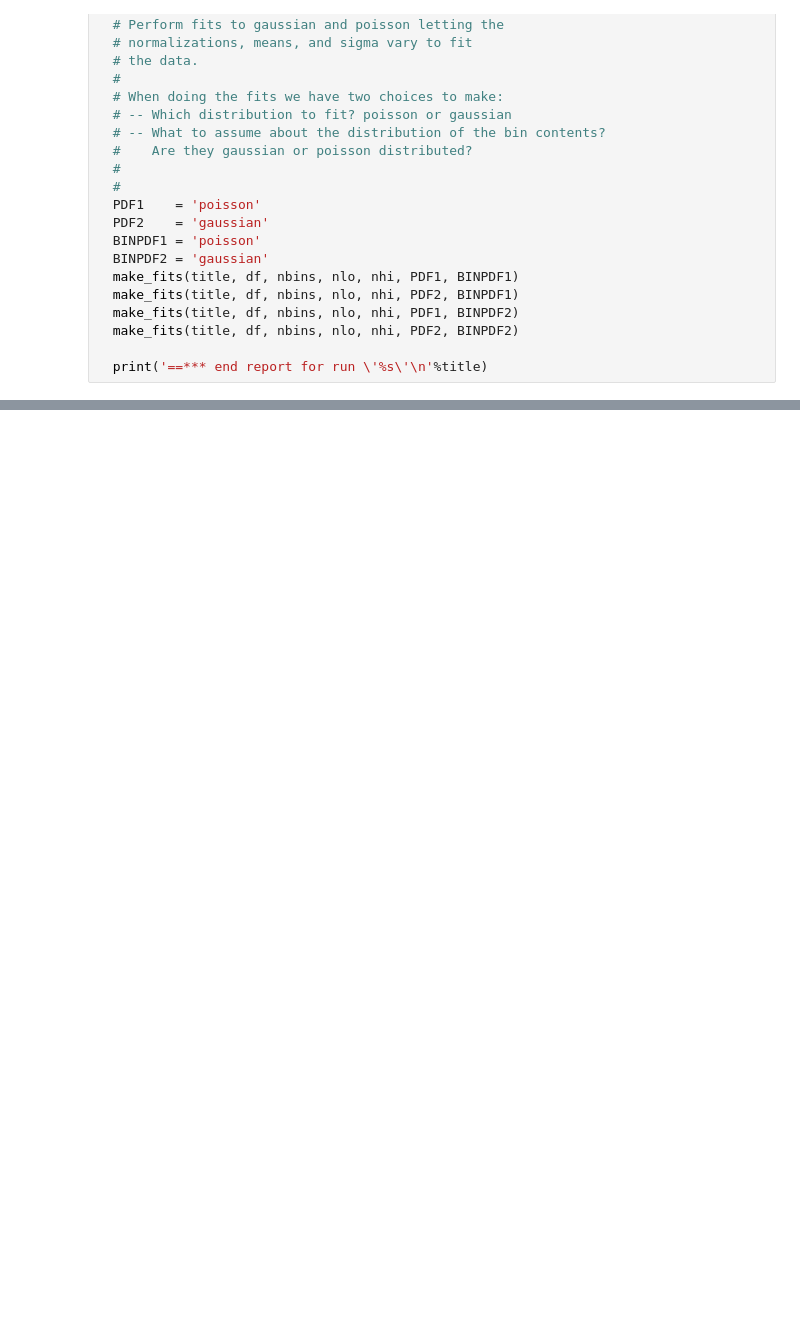
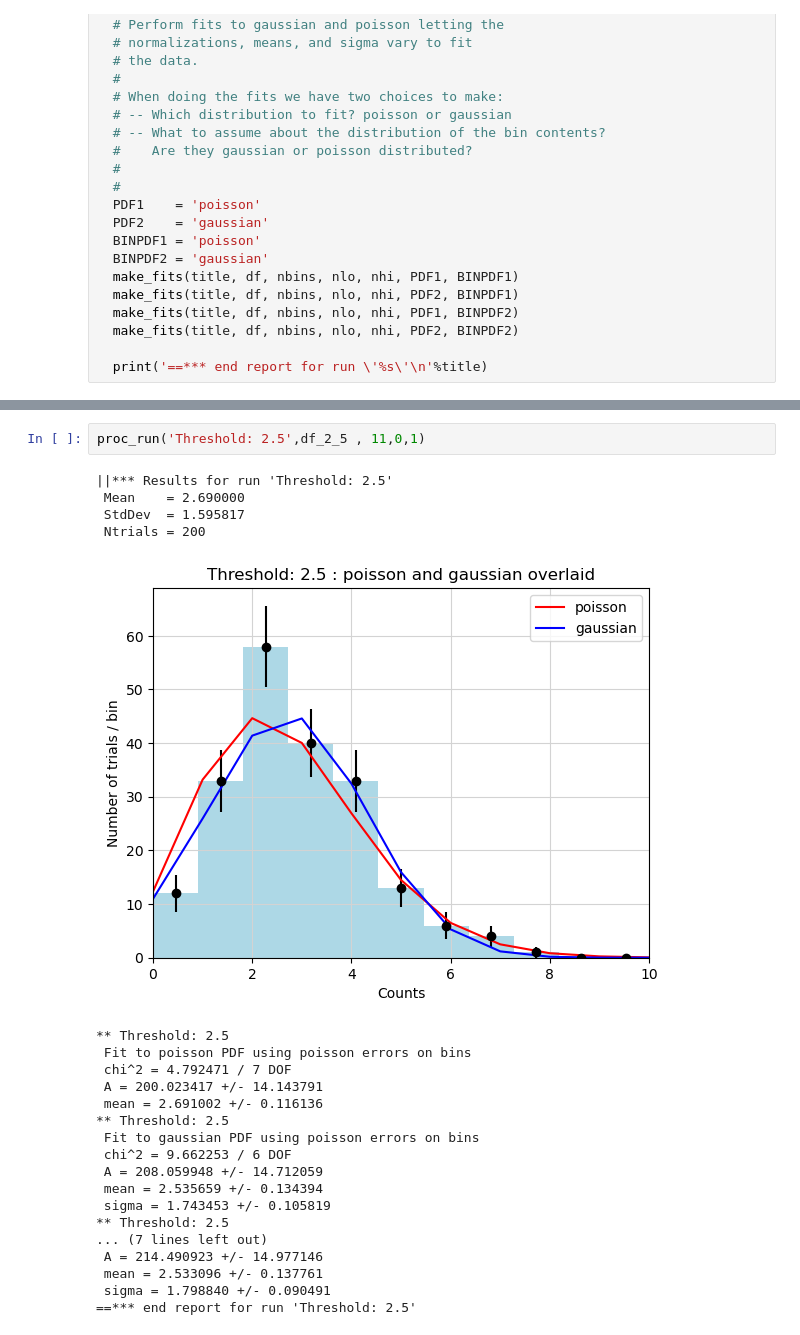
Before and after one commit to arielsmyri/phys_p_451, a Jupyter notebook: poisson_statistics_HWA2 (1).ipynb, the cells around one changed output, grey strips where cells are left out. Cells and saved outputs as stored; diff of their text form; blank space fills up the shorter version.

```diff
--- a/poisson_statistics_HWA2 (1).ipynb
+++ b/poisson_statistics_HWA2 (1).ipynb
@@ -477,0 +368,25 @@ proc_run('Run05', run5, 51,  50,    100)
+# %%
+proc_run('Threshold: 2.5',df_2_5 , 11,0,1)
+# %% [output]
+||*** Results for run 'Threshold: 2.5'
+ Mean    = 2.690000
+ StdDev  = 1.595817
+ Ntrials = 200
+[figure, added]
+** Threshold: 2.5
+ Fit to poisson PDF using poisson errors on bins
+ chi^2 = 4.792471 / 7 DOF
+ A = 200.023417 +/- 14.143791
+ mean = 2.691002 +/- 0.116136
+** Threshold: 2.5
+ Fit to gaussian PDF using poisson errors on bins
+ chi^2 = 9.662253 / 6 DOF
+ A = 208.059948 +/- 14.712059
+ mean = 2.535659 +/- 0.134394
+ sigma = 1.743453 +/- 0.105819
+** Threshold: 2.5
+... (7 lines left out)
+ A = 214.490923 +/- 14.977146
+ mean = 2.533096 +/- 0.137761
+ sigma = 1.798840 +/- 0.090491
+==*** end report for run 'Threshold: 2.5'
```
Also changed, not shown: parts of 17 cells of this notebook, 15 other files.
